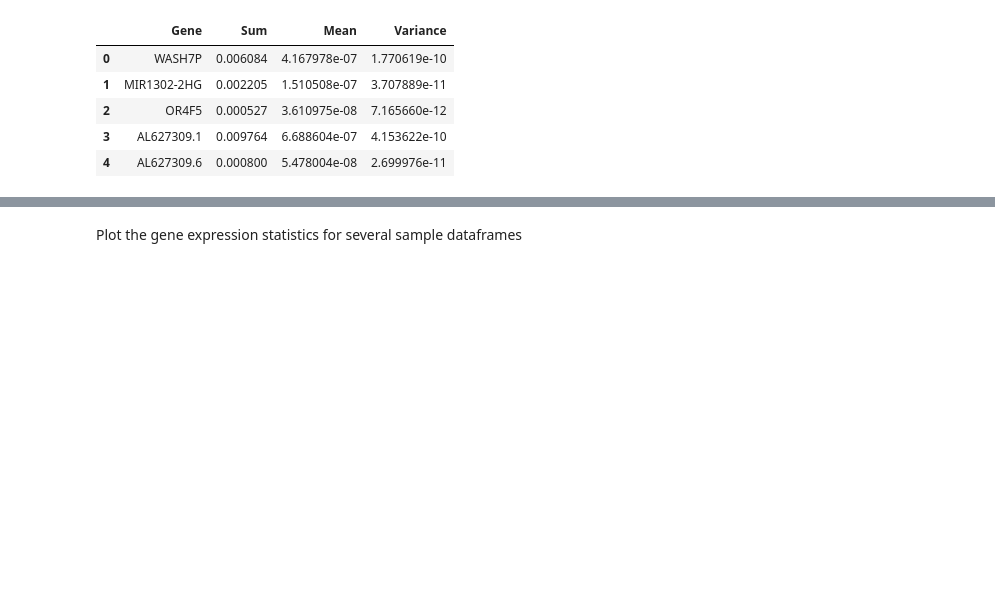
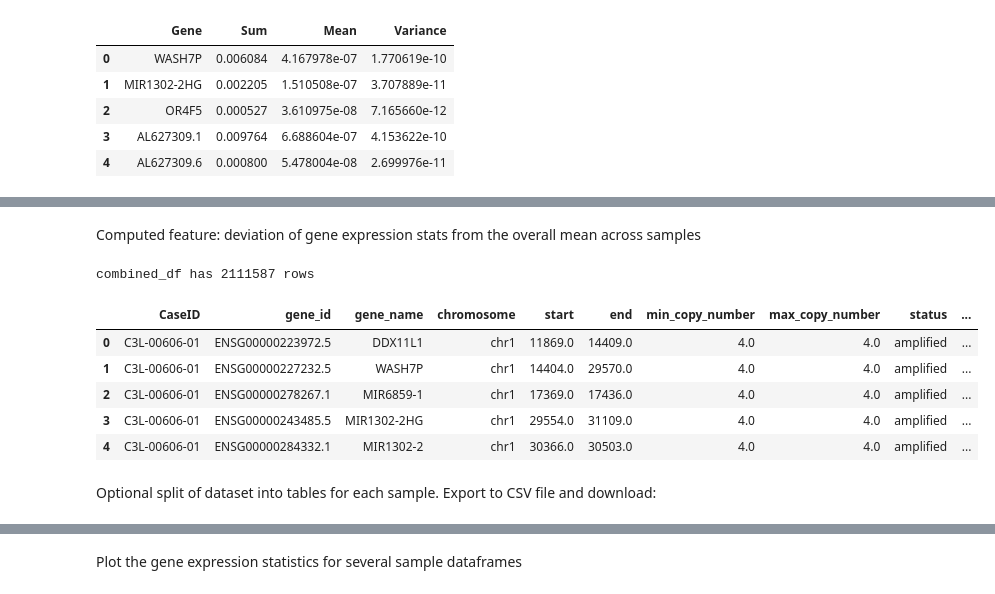
Before and after one commit to LaraLim/cnv-supervised-learning, a Jupyter notebook: preprocess/join_cnv_gene_expr_stats.ipynb, the cells around one changed output, grey strips where cells are left out. Saved outputs shown, nothing was run; the diff lists cells and outputs as text; code cells hidden in the pictures; blank space fills up the shorter version.

```diff
--- a/preprocess/join_cnv_gene_expr_stats.ipynb
+++ b/preprocess/join_cnv_gene_expr_stats.ipynb
@@ -181,0 +204,33 @@ combined_df has 2061182 rows
+# %% [markdown]
+Computed feature: deviation of gene expression stats from the overall mean across samples
+# %%
+# find the means of sum_gene_expr_normalized
+gene_sum_normalized_means = combined_df.groupby('gene_name')['sum_gene_expr_normalized'].mean()
+
+# find the means of mean_gene_expr_normalized
+gene_mean_normalized_means = combined_df.groupby('gene_name')['mean_gene_expr_normalized'].mean()
+
+# find the means of variance_gene_expr_normalized
+gene_variance_normalized_means = combined_df.groupby('gene_name')['variance_gene_expr_normalized'].mean()
+
+# calculate the deviations
+combined_df['dev_gene_expr_normalized_mean'] = combined_df['gene_name'].map(gene_sum_normalized_means) - combined_df['sum_gene_expr_normalized']
+combined_df['dev_mean_gene_expr_normalized_mean'] = combined_df['gene_name'].map(gene_mean_normalized_means) - combined_df['mean_gene_expr_normalized']
+combined_df['dev_variance_gene_expr_normalized_mean'] = combined_df['gene_name'].map(gene_variance_normalized_means) - combined_df['variance_gene_expr_normalized']
+
+# move copy_number_target to be the end (rightmost) column
+copy_number_col = combined_df.pop('copy_number_target')
+combined_df['copy_number_target'] = copy_number_col
+
+print(f'combined_df has {combined_df.shape[0]} rows')
+display(combined_df.head())
+# %% [output]
+combined_df has 2111587 rows
+|  | CaseID | gene_id | gene_name | chromosome | start | end | min_copy_number | max_copy_number | status | ... |
+| 0 | C3L-00606-01 | ENSG00000223972.5 | DDX11L1 | chr1 | 11869.0 | 14409.0 | 4.0 | 4.0 | amplified | ... |
+| 1 | C3L-00606-01 | ENSG00000227232.5 | WASH7P | chr1 | 14404.0 | 29570.0 | 4.0 | 4.0 | amplified | ... |
+| 2 | C3L-00606-01 | ENSG00000278267.1 | MIR6859-1 | chr1 | 17369.0 | 17436.0 | 4.0 | 4.0 | amplified | ... |
+| 3 | C3L-00606-01 | ENSG00000243485.5 | MIR1302-2HG | chr1 | 29554.0 | 31109.0 | 4.0 | 4.0 | amplified | ... |
+| 4 | C3L-00606-01 | ENSG00000284332.1 | MIR1302-2 | chr1 | 30366.0 | 30503.0 | 4.0 | 4.0 | amplified | ... |
+# %% [markdown]
+Optional split of dataset into tables for each sample. Export to CSV file and download:
```
Also changed, not shown: parts of 12 cells of this notebook.
